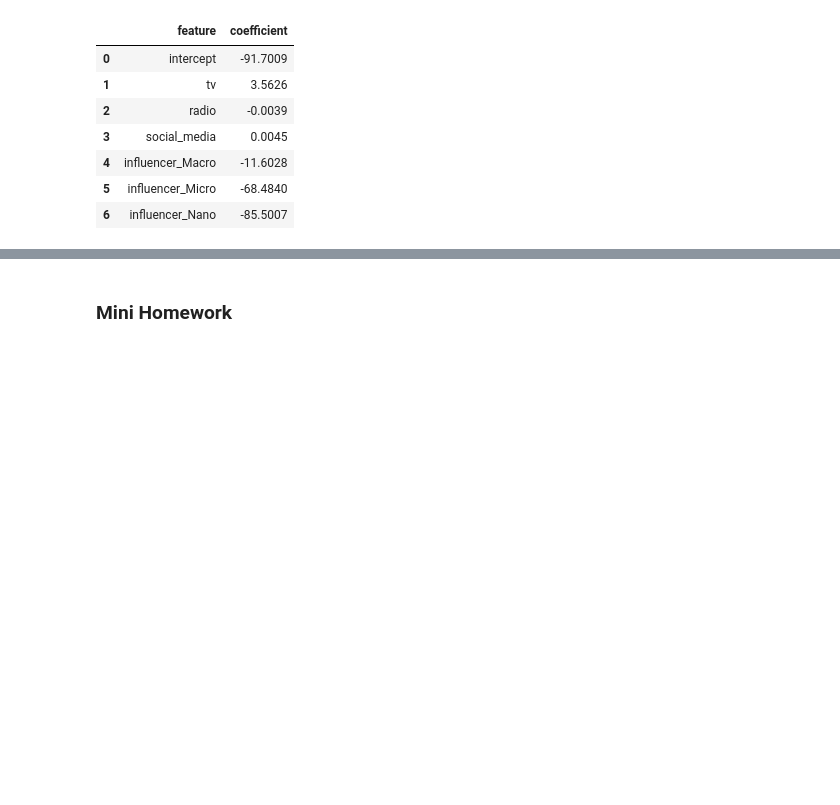
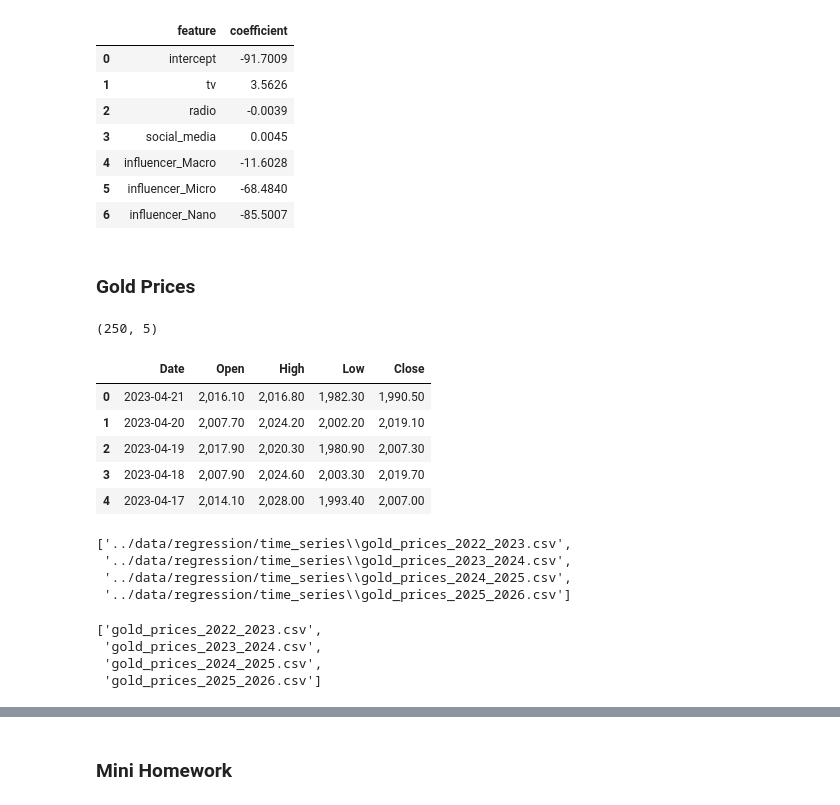
Before and after one commit to VahYavryan/data_analytics_with_phyton, a Jupyter notebook: notebooks/11_2_simple_linear_reggression.ipynb, the cells around one changed output, grey strips where cells are left out. Saved outputs shown, nothing was run; the diff lists cells and outputs as text; code cells hidden in the pictures; blank space fills up the shorter version.

```diff
--- a/notebooks/11_2_simple_linear_reggression.ipynb
+++ b/notebooks/11_2_simple_linear_reggression.ipynb
@@ -252,3 +252,39 @@ multi_results
 | 4 | influencer_Macro | -11.6028 |
 | 5 | influencer_Micro | -68.4840 |
 | 6 | influencer_Nano | -85.5007 |
+# %% [markdown]
+### Gold Prices
+# %%
+import pandas as pd
+from os.path import join
+PATH = '../data/regression/time_series'
+
+ts = pd.read_csv(join(PATH, 'gold_prices_2022_2023.csv'), parse_dates=['Date'])
+print(ts.shape)
+ts.head()
+# %% [output]
+(250, 5)
+|  | Date | Open | High | Low | Close |
+| 0 | 2023-04-21 | 2,016.10 | 2,016.80 | 1,982.30 | 1,990.50 |
+| 1 | 2023-04-20 | 2,007.70 | 2,024.20 | 2,002.20 | 2,019.10 |
+| 2 | 2023-04-19 | 2,017.90 | 2,020.30 | 1,980.90 | 2,007.30 |
+| 3 | 2023-04-18 | 2,007.90 | 2,024.60 | 2,003.30 | 2,019.70 |
+| 4 | 2023-04-17 | 2,014.10 | 2,028.00 | 1,993.40 | 2,007.00 |
+# %%
+import glob
+import os
+file_paths = glob.glob(join(PATH, "*.csv"))
+file_paths
+# %% [output]
+['../data/regression/time_series\\gold_prices_2022_2023.csv',
+ '../data/regression/time_series\\gold_prices_2023_2024.csv',
+ '../data/regression/time_series\\gold_prices_2024_2025.csv',
+ '../data/regression/time_series\\gold_prices_2025_2026.csv']
+# %%
+file_names = [os.path.basename(file) for file in file_paths]
+file_names
+# %% [output]
+['gold_prices_2022_2023.csv',
+ 'gold_prices_2023_2024.csv',
+ 'gold_prices_2024_2025.csv',
+ 'gold_prices_2025_2026.csv']
```
Also changed, not shown: parts of 19 cells of this notebook.
